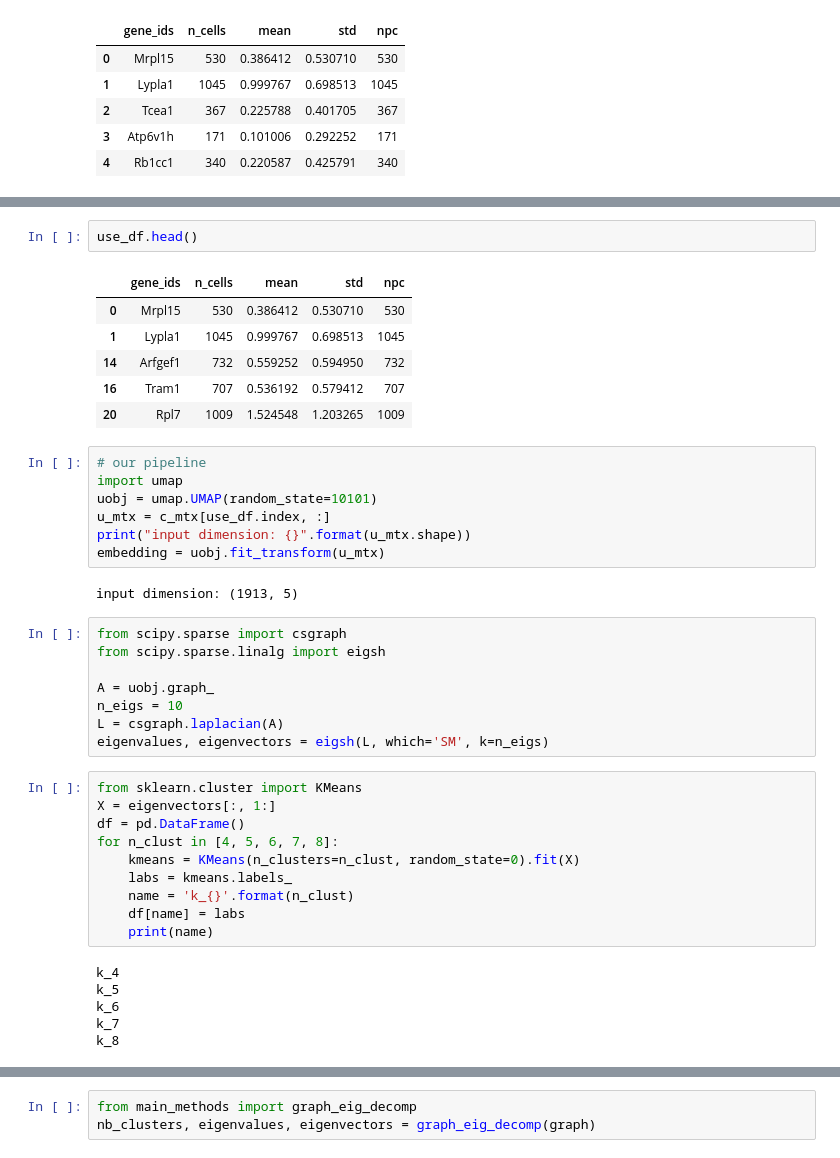
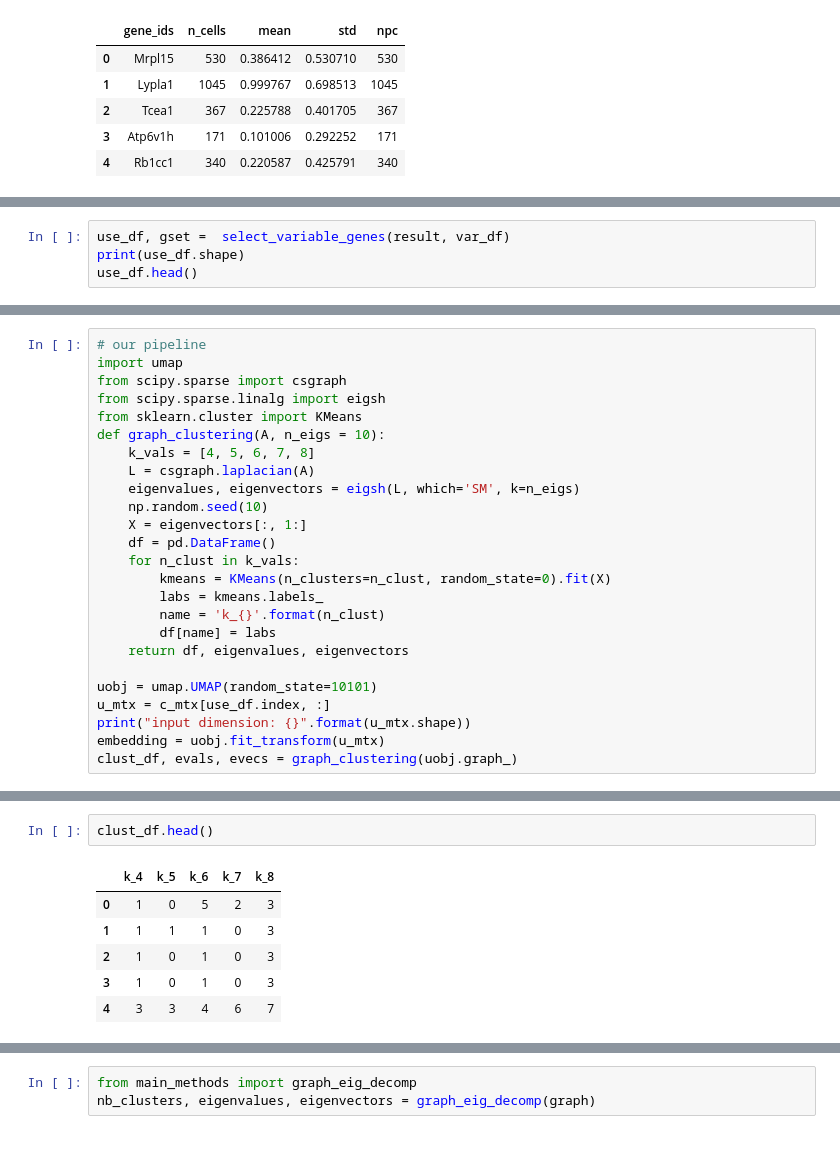
Before and after one commit to yashpatel5400/gliss, a Jupyter notebook: notebooks/setup_real_data_entero_part2.ipynb, the cells around one changed output, grey strips where cells are left out. Saved outputs shown, nothing was run; the diff lists cells and outputs as text.

Commit message:
matched clusters

```diff
--- a/notebooks/setup_real_data_entero_part2.ipynb
+++ b/notebooks/setup_real_data_entero_part2.ipynb
@@ -87,0 +111,4 @@ var_df.head()
+# %%
+use_df, gset =  select_variable_genes(result, var_df)
+print(use_df.shape)
+use_df.head()
@@ -130,0 +145,25 @@ plt.show()
+# %%
+# our pipeline
+import umap
+from scipy.sparse import csgraph
+from scipy.sparse.linalg import eigsh
+from sklearn.cluster import KMeans
+def graph_clustering(A, n_eigs = 10):
+    k_vals = [4, 5, 6, 7, 8]
+    L = csgraph.laplacian(A)
+    eigenvalues, eigenvectors = eigsh(L, which='SM', k=n_eigs)
+    np.random.seed(10)
+    X = eigenvectors[:, 1:]
+    df = pd.DataFrame()
+    for n_clust in k_vals:
+        kmeans = KMeans(n_clusters=n_clust, random_state=0).fit(X)
+        labs = kmeans.labels_
+        name = 'k_{}'.format(n_clust)
+        df[name] = labs
+    return df, eigenvalues, eigenvectors
+
+uobj = umap.UMAP(random_state=10101)
+u_mtx = c_mtx[use_df.index, :]
+print("input dimension: {}".format(u_mtx.shape))
+embedding = uobj.fit_transform(u_mtx)
+clust_df, evals, evecs = graph_clustering(uobj.graph_)
@@ -131,42 +214,9 @@ plt.show()
 # %%
-use_df.head()
+clust_df.head()
 # %% [output]
-|  | gene_ids | n_cells | mean | std | npc |
-| 0 | Mrpl15 | 530 | 0.386412 | 0.530710 | 530 |
-| 1 | Lypla1 | 1045 | 0.999767 | 0.698513 | 1045 |
-| 14 | Arfgef1 | 732 | 0.559252 | 0.594950 | 732 |
-| 16 | Tram1 | 707 | 0.536192 | 0.579412 | 707 |
-| 20 | Rpl7 | 1009 | 1.524548 | 1.203265 | 1009 |
+|  | k_4 | k_5 | k_6 | k_7 | k_8 |
+| 0 | 1 | 0 | 5 | 2 | 3 |
+| 1 | 1 | 1 | 1 | 0 | 3 |
+| 2 | 1 | 0 | 1 | 0 | 3 |
+| 3 | 1 | 0 | 1 | 0 | 3 |
+| 4 | 3 | 3 | 4 | 6 | 7 |
-# %%
-# our pipeline
-import umap
-uobj = umap.UMAP(random_state=10101)
-u_mtx = c_mtx[use_df.index, :]
-print("input dimension: {}".format(u_mtx.shape))
-embedding = uobj.fit_transform(u_mtx)
-# %% [output]
-input dimension: (1913, 5)
-# %%
-from scipy.sparse import csgraph
-from scipy.sparse.linalg import eigsh
-
-A = uobj.graph_
-n_eigs = 10
-L = csgraph.laplacian(A)
-eigenvalues, eigenvectors = eigsh(L, which='SM', k=n_eigs)
-# %%
-from sklearn.cluster import KMeans
-X = eigenvectors[:, 1:]
-df = pd.DataFrame()
-for n_clust in [4, 5, 6, 7, 8]:
-    kmeans = KMeans(n_clusters=n_clust, random_state=0).fit(X)
-    labs = kmeans.labels_
-    name = 'k_{}'.format(n_clust)
-    df[name] = labs
-    print(name)
-# %% [output]
-k_4
-k_5
-k_6
-k_7
-k_8
```
Also changed, not shown: parts of 35 cells of this notebook, 1 other file.
